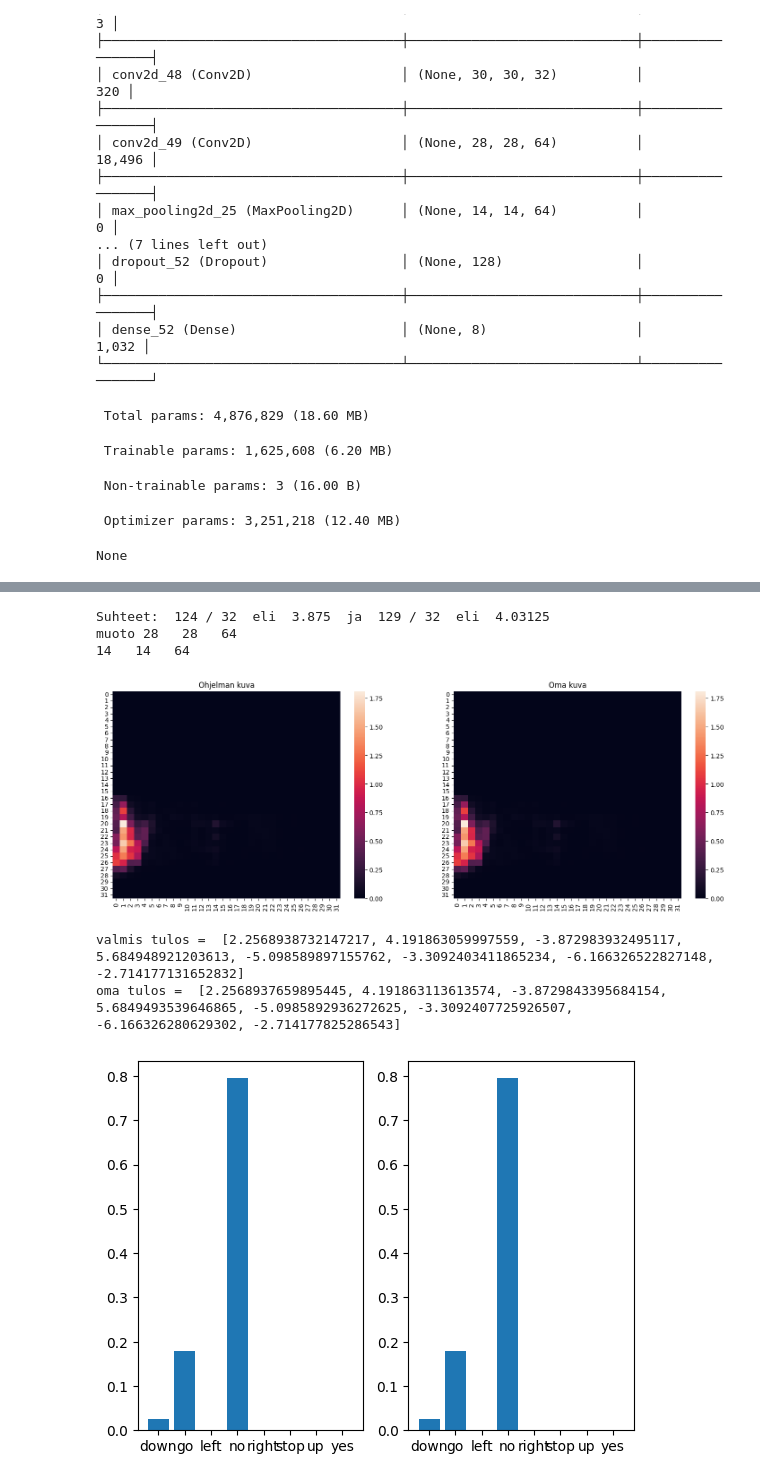
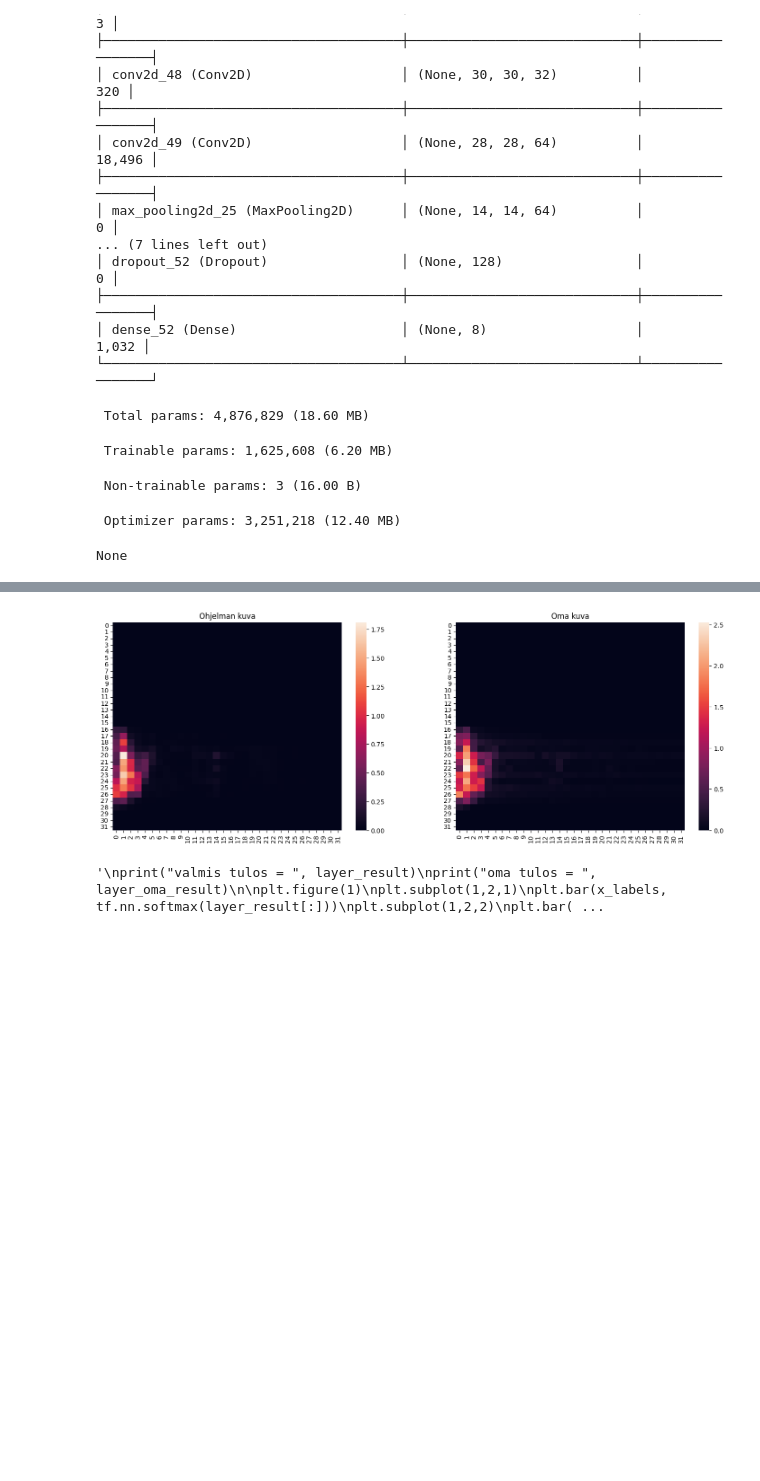
Before and after one commit to Nornalite/cnn_voice_recognition, a Jupyter notebook: Syksy2024_projektitehtava.ipynb, the cells around one changed output, grey strips where cells are left out. Drawn from its saved outputs; the diff is of its cells as text; code cells hidden in the pictures; blank space fills up the shorter version.

Commit message:
Spectrogram generation somewhat done - except that it doesn't produce the same results as tf.signal.stft, so....

```diff
--- a/Syksy2024_projektitehtava.ipynb
+++ b/Syksy2024_projektitehtava.ipynb
@@ -162,6 +162,9 @@ x = data_dir/'no/01bb6a2a_nohash_0.wav'
 x = tf.io.read_file(str(x))
 x, sample_rate = tf.audio.decode_wav(x, desired_channels=1, desired_samples=16000,)
 x = tf.squeeze(x, axis=-1)
+
+audio_sample = x
+
 waveform = x
 x = get_spectrogram(x)
 x = x[tf.newaxis,...]
@@ -195,6 +198,27 @@ def compare_images(image1, title1, image2, title2):
 # %%
 # Muunnetaan kaikki sisään otettu tavallisiksi Python-listoiksi koska tässä taloudessa ei käytetä mitään
 # NumPyjä >:c
+
+def generate_spectrogram(signal, sample_no, step, size):
+  # vau, spektrogrammi
+  result_length = int((len(signal) - sample_no) / step) + 1
+  result = [0 for _ in range(result_length)]
+  for i in range(result_length):
+    segment = signal[int(i * step) : int(i * step + sample_no)] # joku pätkä signaalista
+    result[i] = calculate_fourier(segment, size)
+  print("Spektrogrammin mitat: ", len(result), len(result[0]), len(result[0][0]))
+  return result
+
+def calculate_fourier(signal, size):
+  length = len(signal)
+  frequencies = [[0 for _ in range(1)] for _ in range(size)] #jotain lievästi tuohon suuntaan
+  for i in range(size):
+    for j in range(length):
+      frequencies[i][0] += signal[j]*(2.718282**(-1j*2*3.14159*i*j/length))
+      #frequencies[i] += signal[j]*math.exp(-1j*2*3.14159*i*j/length)
+    frequencies[i][0] = abs(frequencies[i][0])
+  return frequencies
+
 
 # Bilineaarinen interpolaatio: sovittaa vanhan kuvan päälle uuden kuvan ruudukon, nappaa uusiin
 # pikseleihin arvon lähellä olevien vanhan kuvan pikseleiden keskiarvoista
@@ -396,51 +420,46 @@ conv_weights2 = listify(get_layer_weights("conv2d_49", model))
 weights1 = listify(get_layer_weights("dense_51",model))
 weights2 = listify(get_layer_weights("dense_52",model))
 
-
-layer_result = listify(model(x))
-
-start_point = start(x)
-#print(start_point)
-start_point = listify(start_point)
+'''
+start_point = generate_spectrogram(listify(audio_sample), 255, 128, 129)
 
 width = 32
 height = 32
 w0 = listify(norm_weights)
 w1 = listify(conv_weights1[0])
 b1 = listify(conv_weights1[1])
 w2 = listify(conv_weights2[0])
 b2 = listify(conv_weights2[1])
 w3 = listify(weights1[0])
 b3 = listify(weights1[1])
 w4 = listify(weights2[0])
 b4 = listify(weights2[1])
 
 step0 = resize(start_point, width, height)
 step1 = normalize(step0, w0)
 step2 = convolution(step1, w1, b1)
 step3 = convolution(step2, w2, b2)
 step4 = maxpool(step3)
 step5 = flatten(step4)
 step6 = dense1(step5, w3, b3)
 layer_oma_result = dense2(step6, w4, b4)
+'''
 
 # Lämpökartta koonvaihdon testaukseen, virallisella Resize()-kerroksella tehty testikuva
-test = layer(start_point)
-compare_images(test, "Ohjelman kuva", step0, "Oma kuva")
+layer_result = listify(model(x))
+true_spectrogram = listify(layer(start(x)))
+compare_images(true_spectrogram, "Ohjelman kuva", step0, "Oma kuva")
+'''
 print("valmis tulos = ", layer_result)
 print("oma tulos = ", layer_oma_result)
 
 plt.figure(1)
 plt.subplot(1,2,1)
 plt.bar(x_labels, tf.nn.softmax(layer_result[:]))
 plt.subplot(1,2,2)
 plt.bar(x_labels, tf.nn.softmax(layer_oma_result[:]))
 plt.show()
+'''
 # %% [output]
+[figure, new version]
-Suhteet:  124 / 32  eli  3.875  ja  129 / 32  eli  4.03125
-muoto 28   28   64
-14   14   64
+'\nprint("valmis tulos = ", layer_result)\nprint("oma tulos = ", layer_oma_result)\n\nplt.figure(1)\nplt.subplot(1,2,1)\nplt.bar(x_labels, tf.nn.softmax(layer_result[:]))\nplt.subplot(1,2,2)\nplt.bar( ...
-[figure, old version]
-valmis tulos =  [2.2568938732147217, 4.191863059997559, -3.872983932495117, 5.684948921203613, -5.098589897155762, -3.3092403411865234, -6.166326522827148, -2.714177131652832]
-oma tulos =  [2.2568937659895445, 4.191863113613574, -3.8729843395684154, 5.6849493539646865, -5.0985892936272625, -3.3092407725926507, -6.166326280629302, -2.714177825286543]
-[figure, removed]
```
Also changed, not shown: parts of 1 cell of this notebook.
